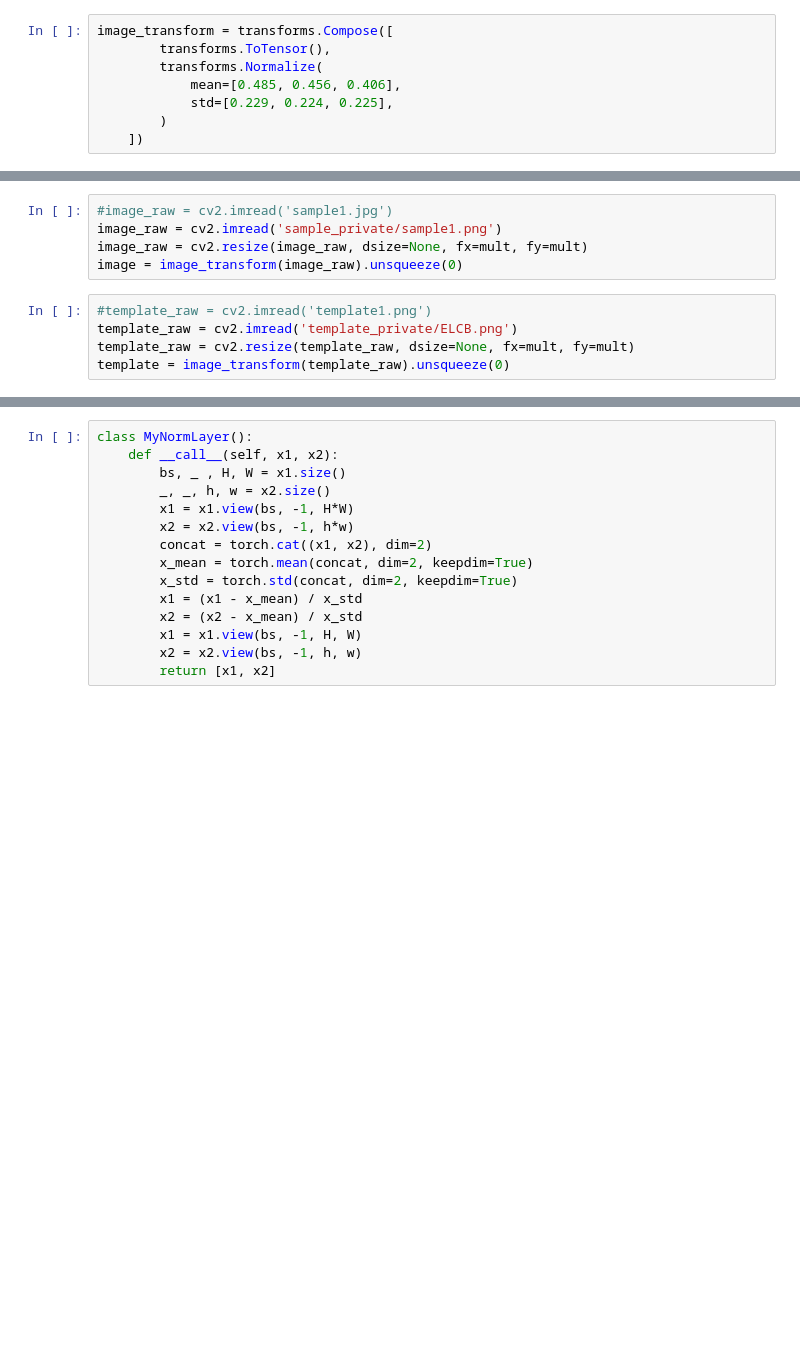
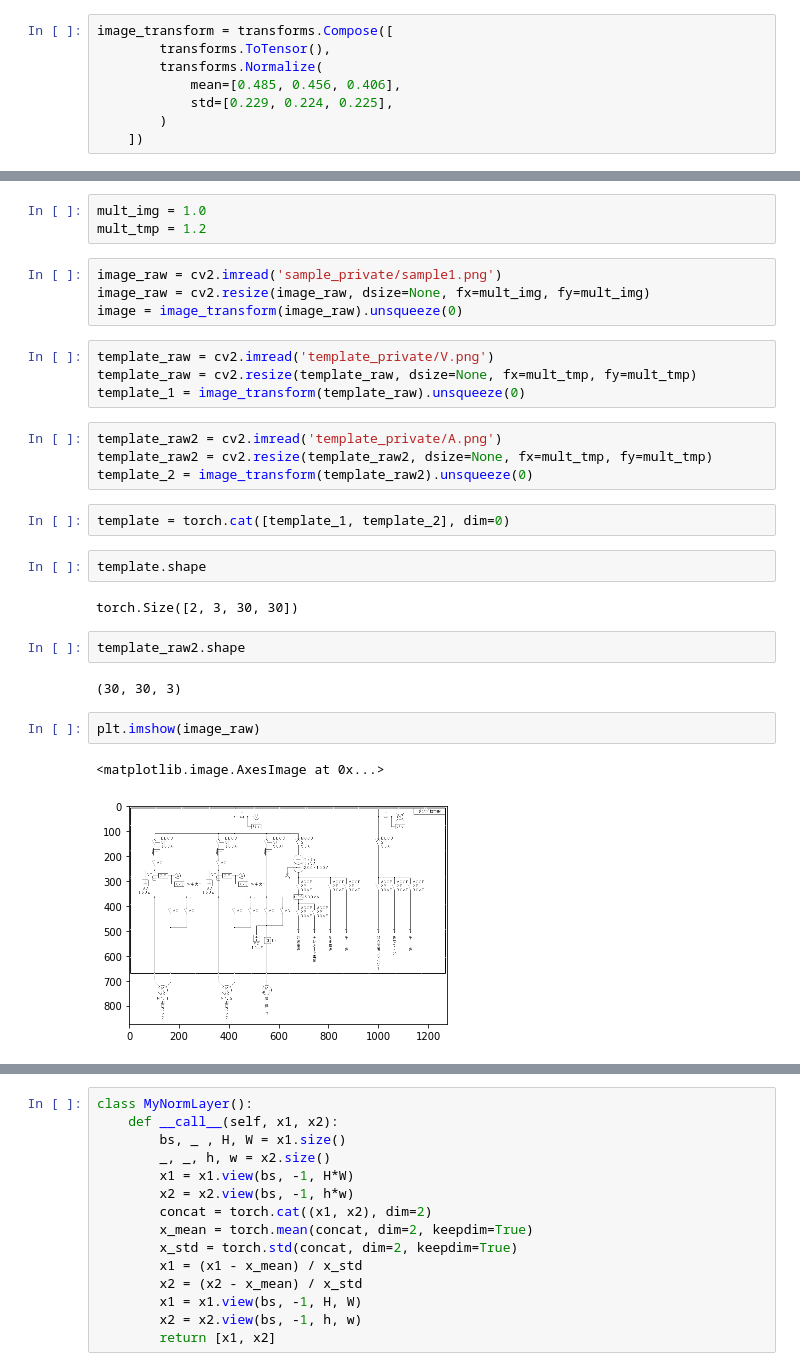
Before and after one commit to kamata1729/QATM_pytorch, a Jupyter notebook: qatm_pytorch.ipynb, the cells around one changed output, grey strips where cells are left out. Saved outputs shown, nothing was run; the diff lists cells and outputs as text; blank space fills up the shorter version.

```diff
--- a/qatm_pytorch.ipynb
+++ b/qatm_pytorch.ipynb
@@ -30,10 +24,30 @@ mult = 0.7
+# %%
+mult_img = 1.0
+mult_tmp = 1.2
 # %%
-#image_raw = cv2.imread('sample1.jpg')
 image_raw = cv2.imread('sample_private/sample1.png')
-image_raw = cv2.resize(image_raw, dsize=None, fx=mult, fy=mult)
+image_raw = cv2.resize(image_raw, dsize=None, fx=mult_img, fy=mult_img)
 image = image_transform(image_raw).unsqueeze(0)
 # %%
-#template_raw = cv2.imread('template1.png')
-template_raw = cv2.imread('template_private/ELCB.png')
-template_raw = cv2.resize(template_raw, dsize=None, fx=mult, fy=mult)
-template = image_transform(template_raw).unsqueeze(0)
+template_raw = cv2.imread('template_private/V.png')
+template_raw = cv2.resize(template_raw, dsize=None, fx=mult_tmp, fy=mult_tmp)
+template_1 = image_transform(template_raw).unsqueeze(0)
+# %%
+template_raw2 = cv2.imread('template_private/A.png')
+template_raw2 = cv2.resize(template_raw2, dsize=None, fx=mult_tmp, fy=mult_tmp)
+template_2 = image_transform(template_raw2).unsqueeze(0)
+# %%
+template = torch.cat([template_1, template_2], dim=0)
+# %%
+template.shape
+# %% [output]
+torch.Size([2, 3, 30, 30])
+# %%
+template_raw2.shape
+# %% [output]
+(30, 30, 3)
+# %%
+plt.imshow(image_raw)
+# %% [output]
+<matplotlib.image.AxesImage at 0x...>
+[figure, added]
```
Also changed, not shown: parts of 14 cells of this notebook.
